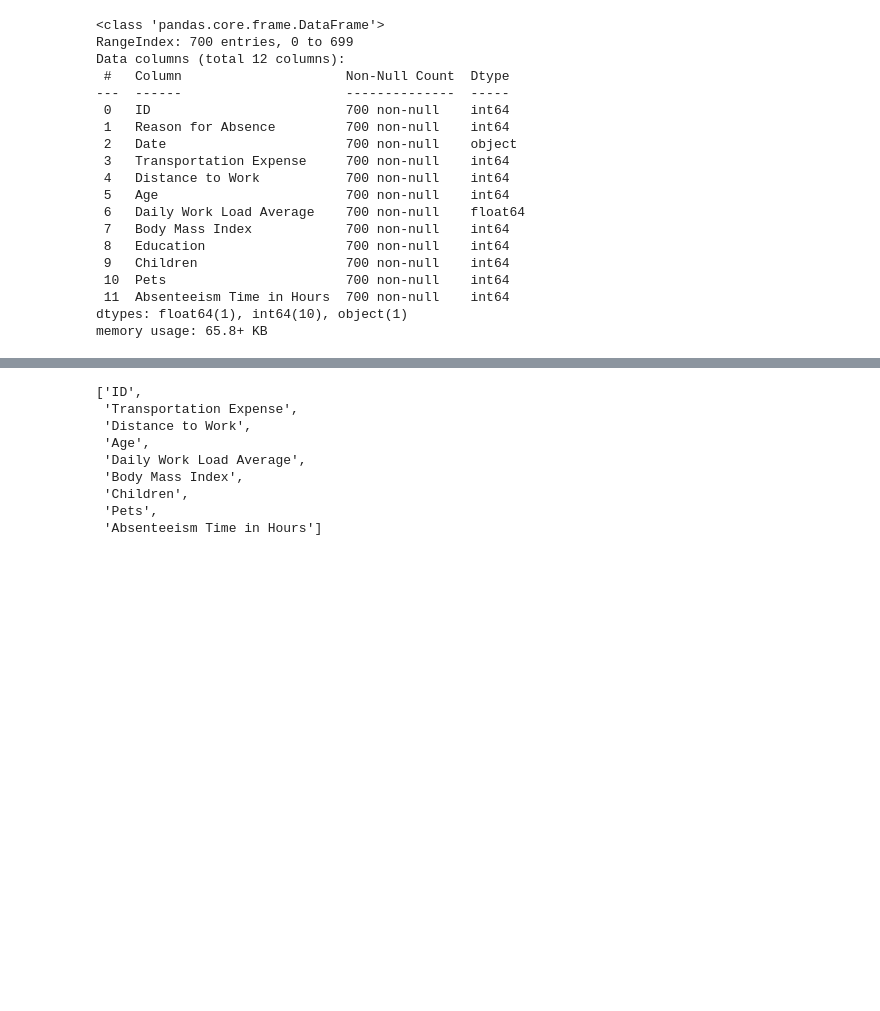
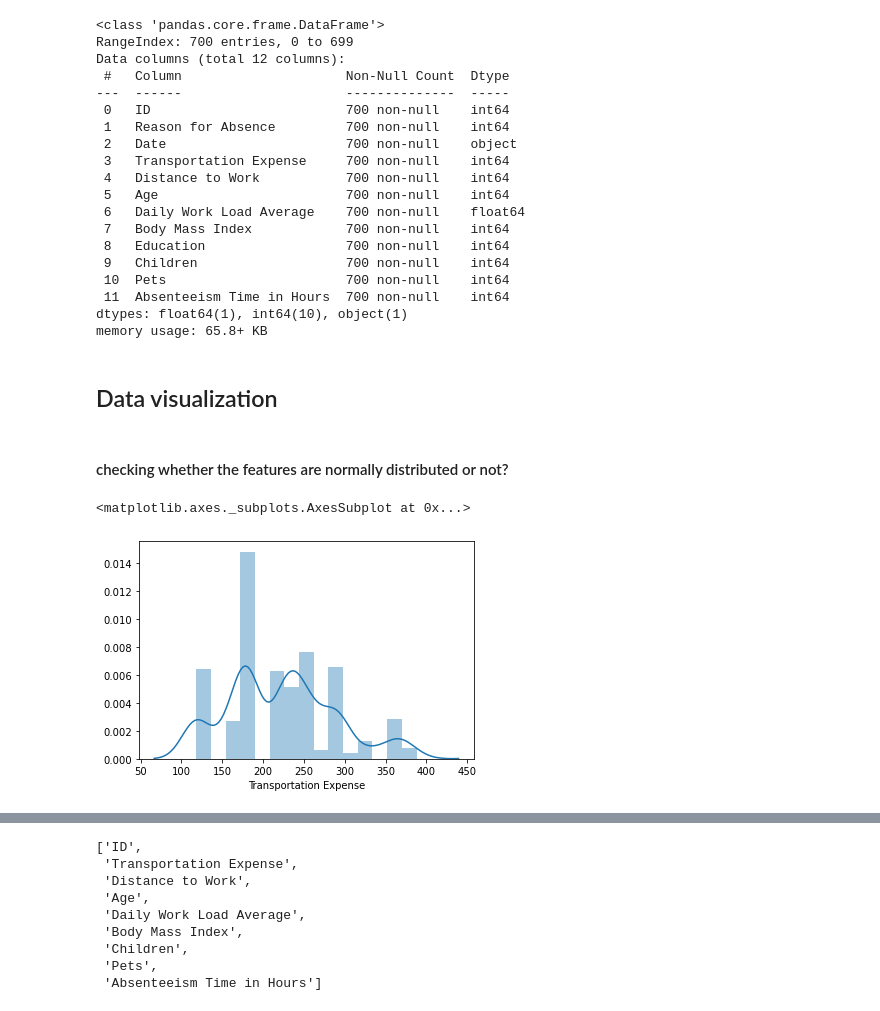
Before and after one commit to Code-breaker1998/Absenteeism_Project, a Jupyter notebook: Absenteeism.ipynb, the cells around one changed output, grey strips where cells are left out. Cells and saved outputs as stored; diff of their text form; code cells hidden in the pictures; blank space fills up the shorter version.

```diff
--- a/Absenteeism.ipynb
+++ b/Absenteeism.ipynb
@@ -11,7 +14,7 @@ import seaborn as sns
 # %% [markdown]
 # Importing Dataset
 # %%
-mv=pd.read_csv('Documents\Absenteeism_data.csv')
+mv=pd.read_csv('C:\\Users\\Durgesh\\Documents\\Absenteeism_data.csv')
 # %%
 mv.head()
 # %% [output]
@@ -102,3 +105,12 @@ Data columns (total 12 columns):
  11  Absenteeism Time in Hours  700 non-null    int64
 dtypes: float64(1), int64(10), object(1)
 memory usage: 65.8+ KB
+# %% [markdown]
+## Data visualization
+# %% [markdown]
+#### checking whether the features are normally distributed or not?
+# %%
+sns.distplot(mv['Transportation Expense'])
+# %% [output]
+<matplotlib.axes._subplots.AxesSubplot at 0x...>
+[figure, added]
```
Also changed, not shown: parts of 20 cells of this notebook.
